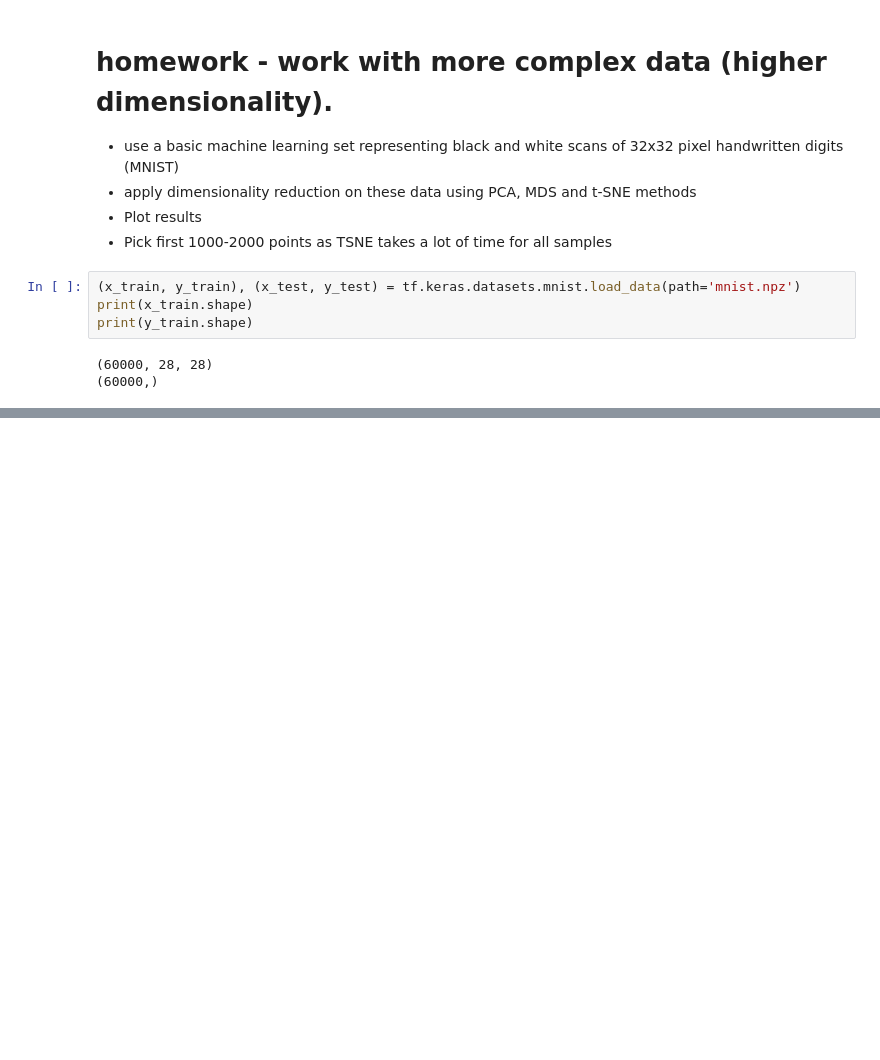
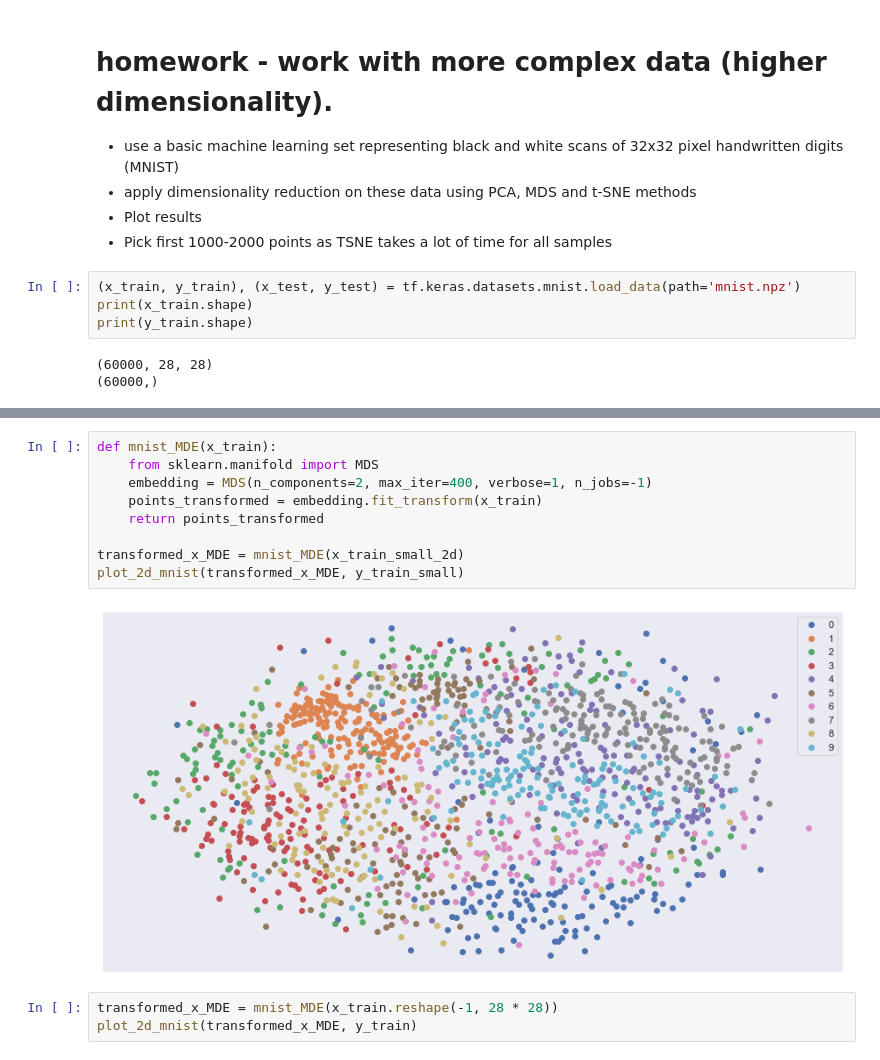
Before and after one commit to matt628/visualizing-big-datasets, a Jupyter notebook: lab2/lab2.ipynb, the cells around one changed output, grey strips where cells are left out. Cells and saved outputs as stored; diff of their text form; blank space fills up the shorter version.

```diff
--- a/lab2/lab2.ipynb
+++ b/lab2/lab2.ipynb
@@ -500,0 +564,14 @@ print(y_train.shape)
+# %%
+def mnist_MDE(x_train):
+    from sklearn.manifold import MDS
+    embedding = MDS(n_components=2, max_iter=400, verbose=1, n_jobs=-1)
+    points_transformed = embedding.fit_transform(x_train)
+    return points_transformed
+
+transformed_x_MDE = mnist_MDE(x_train_small_2d)
+plot_2d_mnist(transformed_x_MDE, y_train_small)
+# %% [output]
+[figure, added]
+# %%
+transformed_x_MDE = mnist_MDE(x_train.reshape(-1, 28 * 28))
+plot_2d_mnist(transformed_x_MDE, y_train)
```
Also changed, not shown: parts of 19 cells of this notebook.
